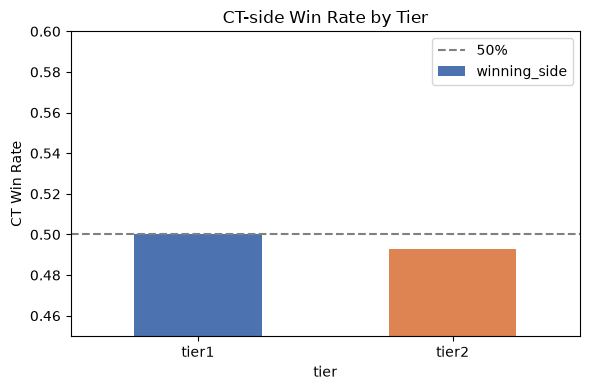
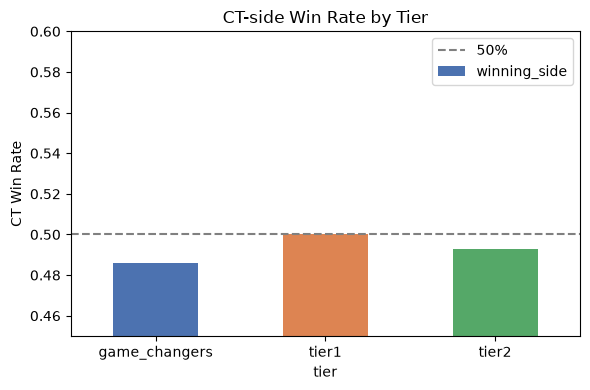
Code edit (unified diff) that turned the first committed figure into the second:
--- before
+++ after
@@ -8,5 +8,5 @@
 
 fig, ax = plt.subplots(figsize=(6,4))
-ct_wr.plot(kind='bar', ax=ax, color=['#4C72B0','#DD8452'])
+ct_wr.plot(kind='bar', ax=ax, color=['#4C72B0','#DD8452','#55A868'])
 ax.axhline(0.5, color='gray', linestyle='--', label='50%')
 ax.set_ylim(0.45, 0.60)

Commit: include game changers